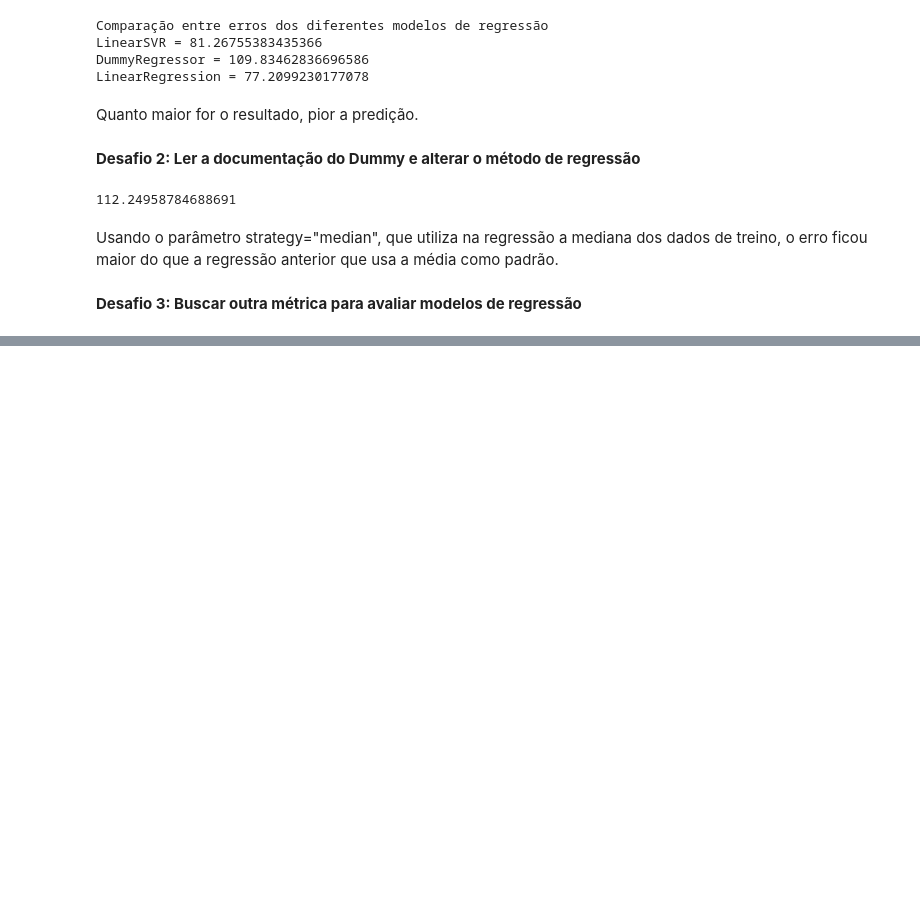
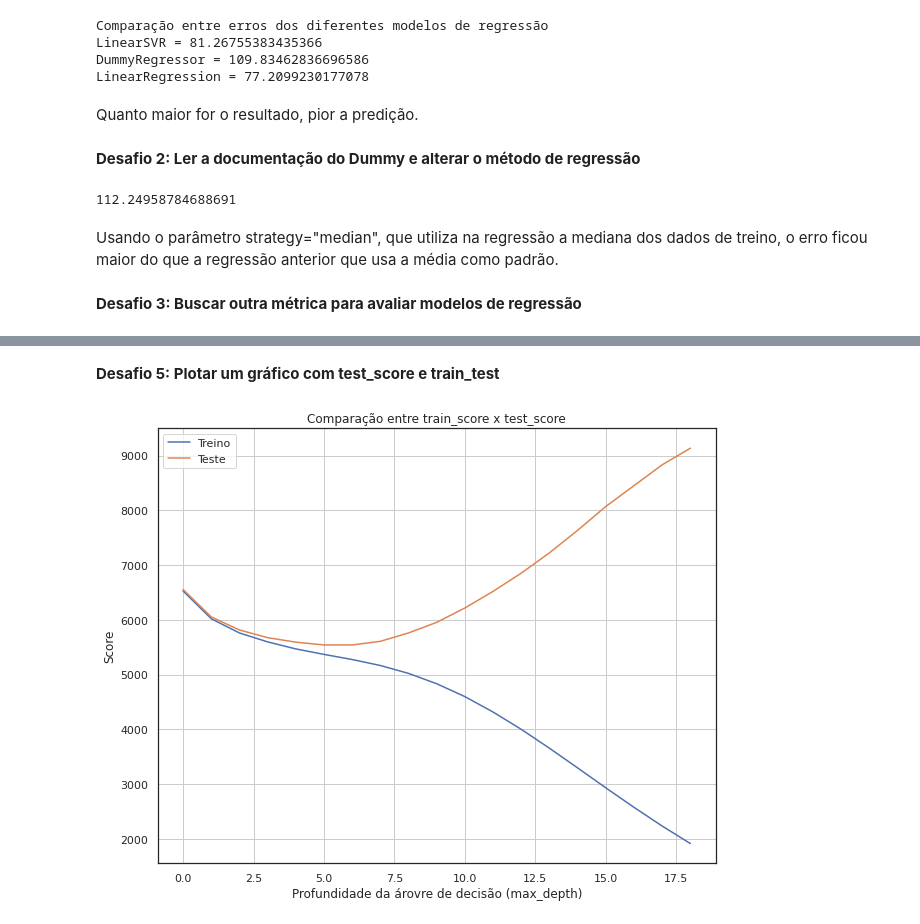
Before and after one commit to marielitonmb/Imers-o-de-Dados, a Jupyter notebook: Imersão_Dados_Alura.ipynb, the cells around one changed output, grey strips where cells are left out. Cells and saved outputs as stored; diff of their text form; code cells hidden in the pictures; blank space fills up the shorter version.

```diff
--- a/Imersão_Dados_Alura.ipynb
+++ b/Imersão_Dados_Alura.ipynb
@@ -1116,0 +1234,10 @@ Referência: https://medium.com/turing-talks/como-avaliar-seu-modelo-de-regress%
+# %%
+def regressor_arvore(nivel):
+    SEED= 1232
+    np.random.seed(SEED)
+    partes = KFold(n_splits=10, shuffle=True)
+    modelo_arvore = DecisionTreeRegressor(max_depth=nivel)
+    resultados = cross_validate(modelo_arvore, x, y, cv=partes, scoring="neg_mean_squared_error", return_train_score=True)
+    print(f"Treino = {(resultados['train_score']*-1).mean()} | Teste = {(resultados['test_score']*-1).mean()}")
+
+regressor_arvore(4)
@@ -1116,0 +1248,3 @@ Referência: https://medium.com/turing-talks/como-avaliar-seu-modelo-de-regress%
+# %%
+for i in range(1,21):
+    regressor_arvore(i)
@@ -1116,0 +1325,32 @@ Referência: https://medium.com/turing-talks/como-avaliar-seu-modelo-de-regress%
+# %% [markdown]
+**Desafio 5: Plotar um gráfico com test_score e train_test**
+# %%
+def regressor_arvore_plot(nivel):
+    SEED= 1232
+    np.random.seed(SEED)
+    partes = KFold(n_splits=10, shuffle=True)
+    modelo_arvore = DecisionTreeRegressor(max_depth=nivel)
+    resultados = cross_validate(modelo_arvore, x, y, cv=partes, scoring="neg_mean_squared_error", return_train_score=True)
+    treino = (resultados['train_score']*-1).mean()
+    teste = (resultados['test_score']*-1).mean()
+    return (treino, teste)
+
+dados_treino = []
+dados_teste = []
+
+for i in range(1,21):
+    a, b = regressor_arvore_plot(i)
+    dados_treino.append(a)
+    dados_teste.append(b)
+# %%
+plt.figure(figsize=(10,8))
+plt.plot(dados_treino[1:], label="Treino")
+plt.plot(dados_teste[1:], label="Teste")
+plt.title('Comparação entre train_score x test_score')
+plt.xlabel('Profundidade da árovre de decisão (max_depth)')
+plt.ylabel('Score')
+plt.grid()
+plt.legend(loc='best') # coloca a legenda no melhor lugar
+plt.show()
+# %% [output]
+[figure, added]
```
Also changed, not shown: parts of 41 cells of this notebook.
